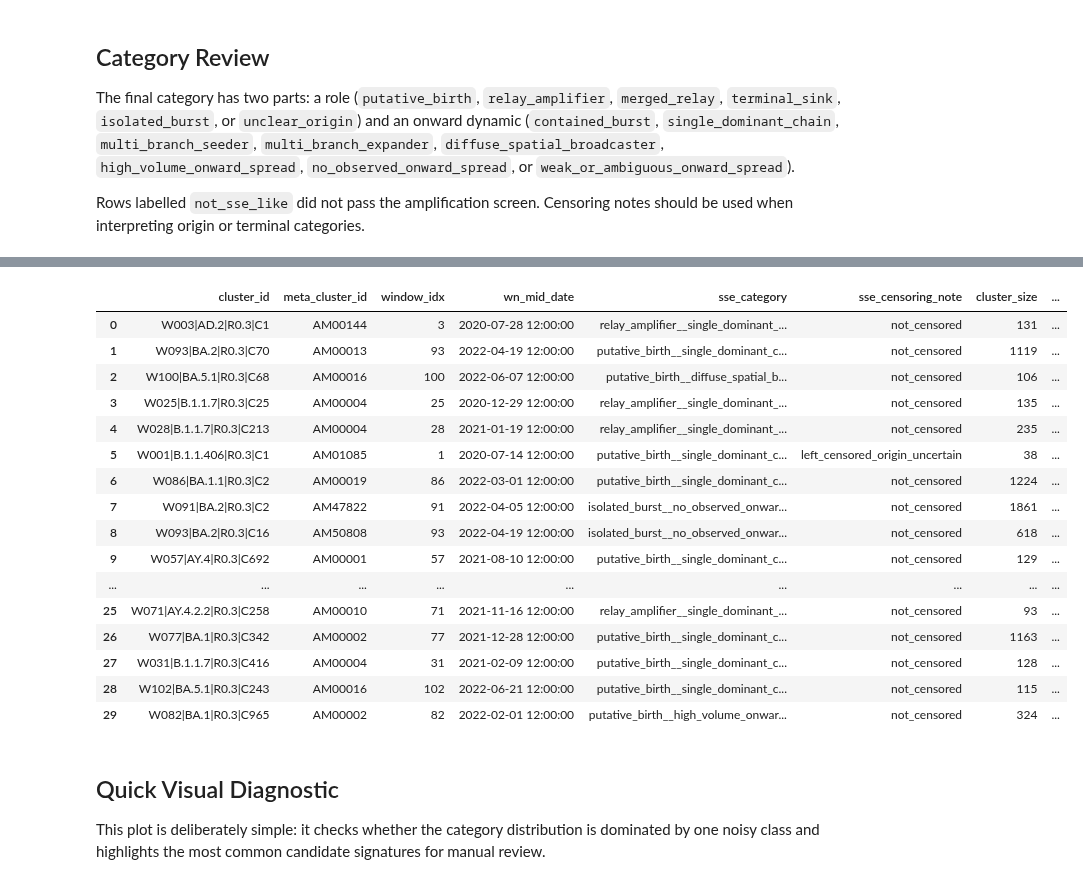
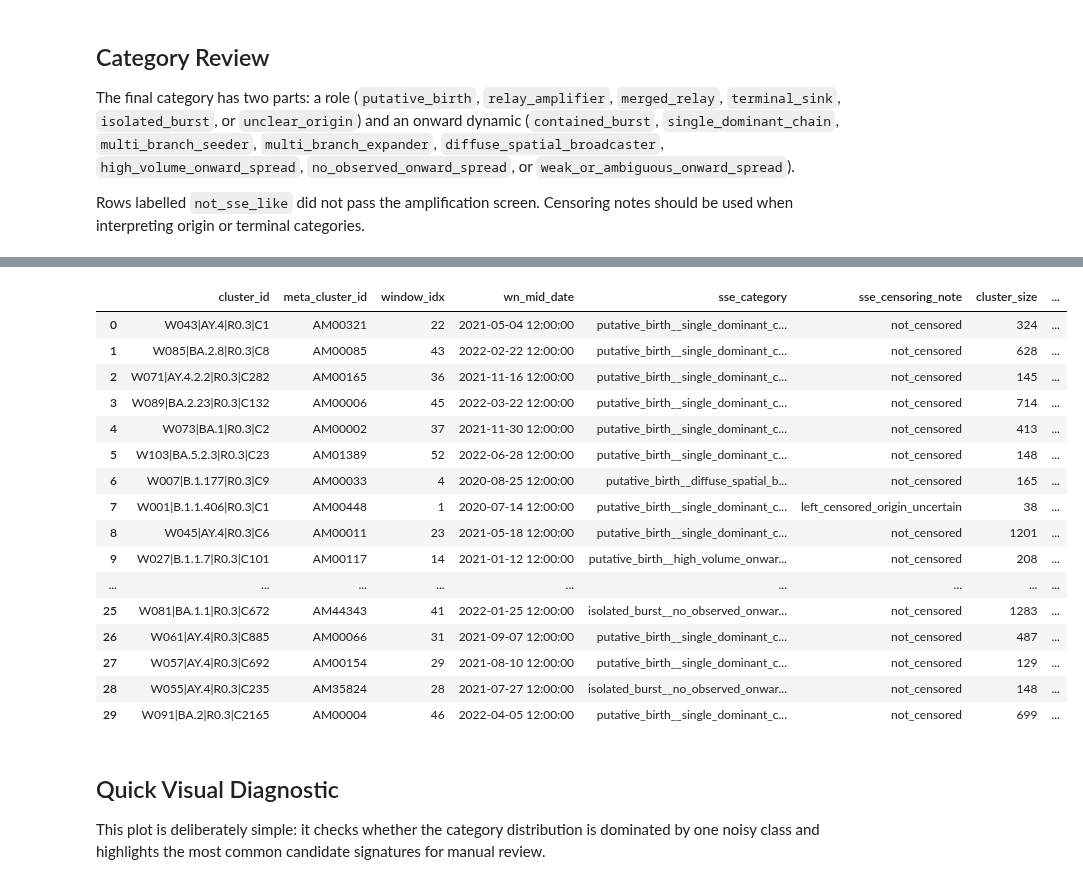
Before and after one commit to ydnkka/scotland, a Jupyter notebook: sse_detection/sse_detection.ipynb, the cells around one changed output, grey strips where cells are left out. Drawn from its saved outputs; the diff is of its cells as text; code cells hidden in the pictures.

```diff
--- a/sse_detection/sse_detection.ipynb
+++ b/sse_detection/sse_detection.ipynb
@@ -141,48 +172,49 @@ The raw analysis table is sequence-level, with one row per sequence-window obser
 # %%
-def join_top(values: pd.Series, n: int = 5) -> str:
-    counts = values.dropna().astype(str).value_counts()
-    return "; ".join(f"{name} ({count})" for name, count in counts.head(n).items())
-
-
-def safe_mode(values: pd.Series):
-    values = values.dropna()
-    if values.empty:
-        return np.nan
-    return values.mode().iloc[0]
-
-
 agg = {
     "cluster_size": ("cluster_size", "first"),
     "duration_days": ("cluster_duration_days", "first"),
-    "cluster_n_datazones": ("cluster_n_datazones", "first"),
     "first_collection_date": ("collection_date", "min"),
     "last_collection_date": ("collection_date", "max"),
+
     "who_voc": ("who_voc", "first"),
     "clade": ("clade", "first"),
     "pango_lineage": ("pango_lineage", "first"),
+
     "policy_period": ("policy_period", safe_mode),
-    "policy_periods": ("policy_period", "nunique"),
+    "n_policy_periods": ("policy_period", "nunique"),
     "top_policy_periods": ("policy_period", join_top),
+
+    "cluster_n_datazones": ("cluster_n_datazones", "first"),
+    "dz_urban_rural_class": ("dz_urban_rural_class", safe_mode),
+    "top_urban_rural_classes": ("dz_urban_rural_class", join_top),
     "health_board": ("dz_health_board", safe_mode),
-    "health_boards": ("dz_health_board", "nunique"),
+    "n_health_boards": ("dz_health_board", "nunique"),
     "top_health_boards": ("dz_health_board", join_top),
     "local_authority": ("dz_local_authority", safe_mode),
-    "local_authorities": ("dz_local_authority", "nunique"),
+    "n_local_authorities": ("dz_local_authority", "nunique"),
     "top_local_authorities": ("dz_local_authority", join_top),
+
+    "n_age_bands": ("age_band", "nunique"),
     "top_age_bands": ("age_band", join_top),
+
+    "simd_quintile": ("dz_simd_quintile", safe_mode),
+    "n_simd_quintiles": ("dz_simd_quintile", "nunique"),
     "top_simd_quintiles": ("dz_simd_quintile", join_top),
+
     "dz_7d_test_positivity": ("dz_7d_test_positivity", "mean"),
     "dz_cum_sequences": ("dz_cum_sequences", "mean"),
     "dz_cum_incidence_per_capita": ("dz_cum_incidence_per_capita", "mean"),
     "dz_cum_positive_tests": ("dz_cum_positive_tests", "mean"),
     "dz_cum_prop_sequenced": ("dz_cum_prop_sequenced", "mean"),
+
     "wn_positive_tests": ("wn_positive_tests", "first"),
     "wn_prop_sequenced": ("wn_prop_sequenced", "first"),
+
     **{col: (col, "first") for col in entropy_cols},
 }
 
 cluster_table = (
-    df_raw.groupby(["cluster_id", "window_id", "window_idx", "wn_mid_date"], as_index=False)
+    df_filtered.groupby(["cluster_id", "window_id", "window_idx", "wn_mid_date"], as_index=False)
     .agg(**agg)
     .sort_values(["window_idx", "cluster_size"], ascending=[True, False])
     .reset_index(drop=True)
@@ -206,7 +238,7 @@ For each sequence, we inspect the ordered set of node-clusters it occupies acros
 This produces a conservative continuity graph: it does not infer transmission between all genetically similar clusters; it only records observed overlap in adjacent sliding windows.
 # %%
 seq_nodes = (
-    df_raw[["sequence_id", "cluster_id", "window_id", "window_idx"]]
+    df_filtered[["sequence_id", "cluster_id", "window_id", "window_idx"]]
     .drop_duplicates()
     .sort_values(["sequence_id", "window_idx"])
 )
@@ -300,6 +332,6 @@ cluster_table["meta_cluster_id"] = cluster_table["cluster_id"].map(component_map
 
 print(f"Graph nodes: {G_raw.number_of_nodes():,}")
 print(f"Graph edges: {G_raw.number_of_edges():,}")
-print(f"Weakly connected components / meta-clusters: {len(components):,}")
+print(f"Weakly connected components: {len(components):,}")
 display(edge_table.head())
 # %% [output]
@@ -536,51 +565,51 @@ review_cols = [
     "sse_censoring_note",
     "cluster_size",
     "in_strength",
     "out_strength",
     "out_degree",
     "dominant_successor_frac",
     "downstream_entropy_norm",
     "core_amplification_score",
     "onward_dissemination_score",
     "mixing_score",
     "cluster_n_datazones",
-    "health_boards",
-    "local_authorities",
+    "n_health_boards",
+    "n_local_authorities",
     "who_voc",
     "clade",
     "pango_lineage",
     "policy_period",
 ]
 review_cols = [col for col in review_cols if col in node_stats.columns]
 
 candidate_review = (
     node_stats.loc[node_stats["sse_candidate"], review_cols]
     .sort_values(
         ["core_amplification_score", "onward_dissemination_score", "cluster_size"],
         ascending=[False, False, False],
     )
     .reset_index(drop=True)
 )
 
 display(candidate_review.head(30))
 # %% [output]
 |  | cluster_id | meta_cluster_id | window_idx | wn_mid_date | sse_category | sse_censoring_note | cluster_size | ... |
-| 0 | W003|AD.2|R0.3|C1 | AM00144 | 3 | 2020-07-28 12:00:00 | relay_amplifier__single_dominant_... | not_censored | 131 | ... |
-| 1 | W093|BA.2|R0.3|C70 | AM00013 | 93 | 2022-04-19 12:00:00 | putative_birth__single_dominant_c... | not_censored | 1119 | ... |
-| 2 | W100|BA.5.1|R0.3|C68 | AM00016 | 100 | 2022-06-07 12:00:00 | putative_birth__diffuse_spatial_b... | not_censored | 106 | ... |
-| 3 | W025|B.1.1.7|R0.3|C25 | AM00004 | 25 | 2020-12-29 12:00:00 | relay_amplifier__single_dominant_... | not_censored | 135 | ... |
-| 4 | W028|B.1.1.7|R0.3|C213 | AM00004 | 28 | 2021-01-19 12:00:00 | relay_amplifier__single_dominant_... | not_censored | 235 | ... |
-| 5 | W001|B.1.1.406|R0.3|C1 | AM01085 | 1 | 2020-07-14 12:00:00 | putative_birth__single_dominant_c... | left_censored_origin_uncertain | 38 | ... |
-| 6 | W086|BA.1.1|R0.3|C2 | AM00019 | 86 | 2022-03-01 12:00:00 | putative_birth__single_dominant_c... | not_censored | 1224 | ... |
-| 7 | W091|BA.2|R0.3|C2 | AM47822 | 91 | 2022-04-05 12:00:00 | isolated_burst__no_observed_onwar... | not_censored | 1861 | ... |
-| 8 | W093|BA.2|R0.3|C16 | AM50808 | 93 | 2022-04-19 12:00:00 | isolated_burst__no_observed_onwar... | not_censored | 618 | ... |
-| 9 | W057|AY.4|R0.3|C692 | AM00001 | 57 | 2021-08-10 12:00:00 | putative_birth__single_dominant_c... | not_censored | 129 | ... |
+| 0 | W043|AY.4|R0.3|C1 | AM00321 | 22 | 2021-05-04 12:00:00 | putative_birth__single_dominant_c... | not_censored | 324 | ... |
+| 1 | W085|BA.2.8|R0.3|C8 | AM00085 | 43 | 2022-02-22 12:00:00 | putative_birth__single_dominant_c... | not_censored | 628 | ... |
+| 2 | W071|AY.4.2.2|R0.3|C282 | AM00165 | 36 | 2021-11-16 12:00:00 | putative_birth__single_dominant_c... | not_censored | 145 | ... |
+| 3 | W089|BA.2.23|R0.3|C132 | AM00006 | 45 | 2022-03-22 12:00:00 | putative_birth__single_dominant_c... | not_censored | 714 | ... |
+| 4 | W073|BA.1|R0.3|C2 | AM00002 | 37 | 2021-11-30 12:00:00 | putative_birth__single_dominant_c... | not_censored | 413 | ... |
+| 5 | W103|BA.5.2.3|R0.3|C23 | AM01389 | 52 | 2022-06-28 12:00:00 | putative_birth__single_dominant_c... | not_censored | 148 | ... |
+| 6 | W007|B.1.177|R0.3|C9 | AM00033 | 4 | 2020-08-25 12:00:00 | putative_birth__diffuse_spatial_b... | not_censored | 165 | ... |
+| 7 | W001|B.1.1.406|R0.3|C1 | AM00448 | 1 | 2020-07-14 12:00:00 | putative_birth__single_dominant_c... | left_censored_origin_uncertain | 38 | ... |
+| 8 | W045|AY.4|R0.3|C6 | AM00011 | 23 | 2021-05-18 12:00:00 | putative_birth__single_dominant_c... | not_censored | 1201 | ... |
+| 9 | W027|B.1.1.7|R0.3|C101 | AM00117 | 14 | 2021-01-12 12:00:00 | putative_birth__high_volume_onwar... | not_censored | 208 | ... |
 | ... | ... | ... | ... | ... | ... | ... | ... | ... |
-| 25 | W071|AY.4.2.2|R0.3|C258 | AM00010 | 71 | 2021-11-16 12:00:00 | relay_amplifier__single_dominant_... | not_censored | 93 | ... |
-| 26 | W077|BA.1|R0.3|C342 | AM00002 | 77 | 2021-12-28 12:00:00 | putative_birth__single_dominant_c... | not_censored | 1163 | ... |
-| 27 | W031|B.1.1.7|R0.3|C416 | AM00004 | 31 | 2021-02-09 12:00:00 | putative_birth__single_dominant_c... | not_censored | 128 | ... |
-| 28 | W102|BA.5.1|R0.3|C243 | AM00016 | 102 | 2022-06-21 12:00:00 | putative_birth__single_dominant_c... | not_censored | 115 | ... |
-| 29 | W082|BA.1|R0.3|C965 | AM00002 | 82 | 2022-02-01 12:00:00 | putative_birth__high_volume_onwar... | not_censored | 324 | ... |
+| 25 | W081|BA.1.1|R0.3|C672 | AM44343 | 41 | 2022-01-25 12:00:00 | isolated_burst__no_observed_onwar... | not_censored | 1283 | ... |
+| 26 | W061|AY.4|R0.3|C885 | AM00066 | 31 | 2021-09-07 12:00:00 | putative_birth__single_dominant_c... | not_censored | 487 | ... |
+| 27 | W057|AY.4|R0.3|C692 | AM00154 | 29 | 2021-08-10 12:00:00 | putative_birth__single_dominant_c... | not_censored | 129 | ... |
+| 28 | W055|AY.4|R0.3|C235 | AM35824 | 28 | 2021-07-27 12:00:00 | isolated_burst__no_observed_onwar... | not_censored | 148 | ... |
+| 29 | W091|BA.2|R0.3|C2165 | AM00004 | 46 | 2022-04-05 12:00:00 | putative_birth__single_dominant_c... | not_censored | 699 | ... |
 # %% [markdown]
 ## Quick Visual Diagnostic
 
```
Also changed, not shown: parts of 15 cells of this notebook, 7 other files.
